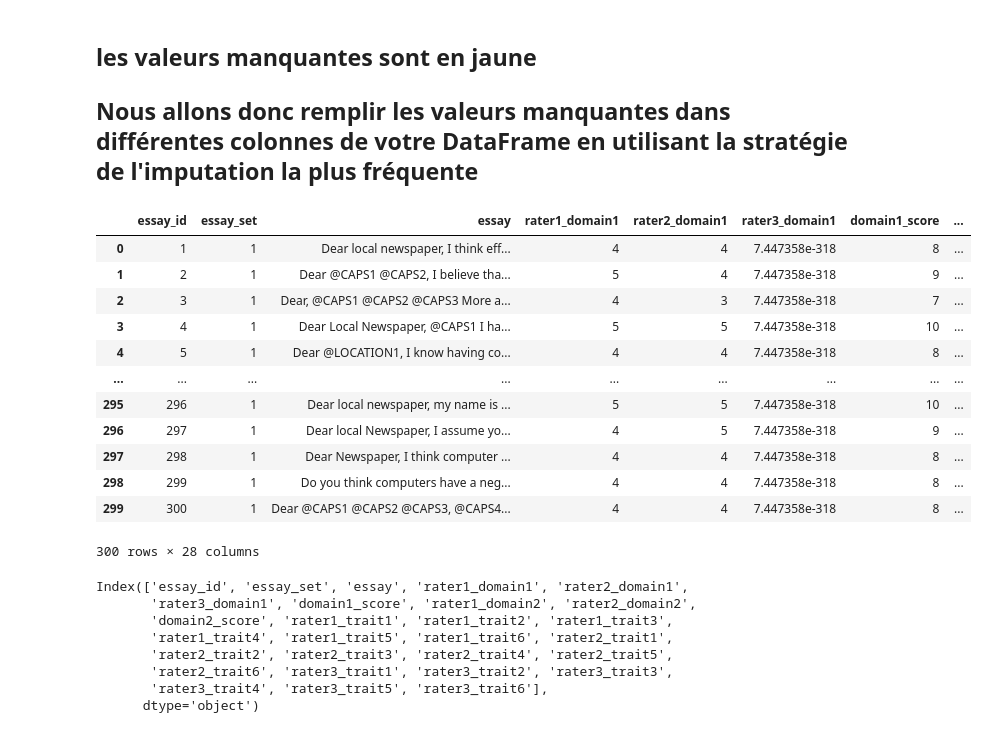
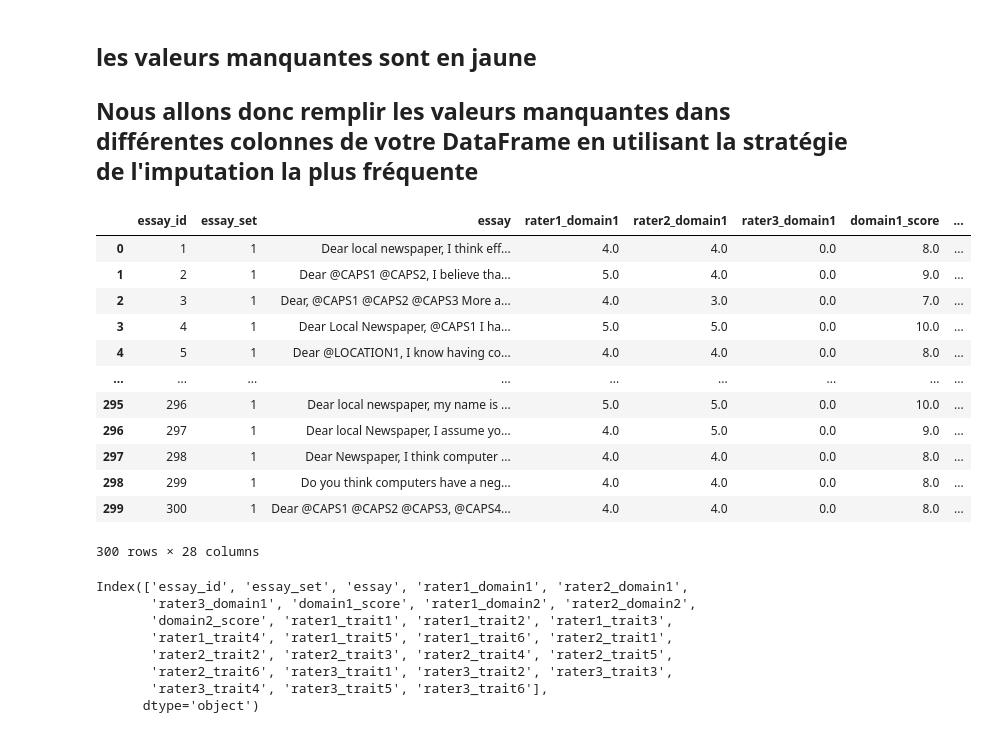
Before and after one commit to Henokagb/English-quality-prediction, a Jupyter notebook: Model_test.ipynb, the cells around one changed output. Saved outputs shown, nothing was run; the diff lists cells and outputs as text; code cells hidden in the pictures.

```diff
--- a/Model_test.ipynb
+++ b/Model_test.ipynb
@@ -125,50 +132,50 @@ plt.show()
 ## les valeurs manquantes sont en jaune
 ## Nous allons donc remplir les valeurs manquantes dans différentes colonnes de votre DataFrame en utilisant la stratégie de l'imputation la plus fréquente
 # %%
-from sklearn.impute import SimpleImputer
+#from sklearn.impute import SimpleImputer
 
 #imputer = SimpleImputer(strategy='most_frequent')
 #imputer.fit_transform(dfx['rater1_domain2'])
-imputer = SimpleImputer(strategy='most_frequent')
-dfx['rater1_domain2'] = imputer.fit_transform(dfx[['rater1_domain2']])
-dfx['rater1_domain1'] = imputer.fit_transform(dfx[['rater1_domain1']])
-dfx['rater2_domain1'] = imputer.fit_transform(dfx[['rater2_domain1']])
-dfx['rater3_domain1'] = imputer.fit_transform(dfx[['rater3_domain1']])
-dfx['rater2_domain2'] = imputer.fit_transform(dfx[['rater2_domain2']])
-dfx['domain2_score'] = imputer.fit_transform(dfx[['domain2_score']])
-dfx['domain1_score'] = imputer.fit_transform(dfx[['domain1_score']])
-dfx['rater1_trait1'] = imputer.fit_transform(dfx[['rater1_trait1']])
-dfx['rater1_trait2'] = imputer.fit_transform(dfx[['rater1_trait2']])
-dfx['rater1_trait3'] = imputer.fit_transform(dfx[['rater1_trait3']])
-dfx['rater1_trait4'] = imputer.fit_transform(dfx[['rater1_trait4']])
-dfx['rater1_trait5'] = imputer.fit_transform(dfx[['rater1_trait5']])
-dfx['rater1_trait6'] = imputer.fit_transform(dfx[['rater1_trait6']])
-dfx['rater2_trait1'] = imputer.fit_transform(dfx[['rater2_trait1']])
-dfx['rater2_trait2'] = imputer.fit_transform(dfx[['rater2_trait2']])
-dfx['rater2_trait3'] = imputer.fit_transform(dfx[['rater2_trait3']])
-dfx['rater2_trait4'] = imputer.fit_transform(dfx[['rater2_trait4']])
-dfx['rater2_trait5'] = imputer.fit_transform(dfx[['rater2_trait5']])
-dfx['rater2_trait6'] = imputer.fit_transform(dfx[['rater2_trait6']])
-dfx['rater3_trait1'] = imputer.fit_transform(dfx[['rater3_trait1']])
-dfx['rater3_trait2'] = imputer.fit_transform(dfx[['rater3_trait2']])
-dfx['rater3_trait3'] = imputer.fit_transform(dfx[['rater3_trait3']])
-dfx['rater3_trait4'] = imputer.fit_transform(dfx[['rater3_trait4']])
-dfx['rater3_trait5'] = imputer.fit_transform(dfx[['rater3_trait5']])
-dfx['rater3_trait6'] = imputer.fit_transform(dfx[['rater3_trait6']])
-dfx
+#imputer = SimpleImputer(strategy='most_frequent')
+#dfx['rater1_domain2'] = imputer.fit_transform(dfx[['rater1_domain2']])
+#dfx['rater1_domain1'] = imputer.fit_transform(dfx[['rater1_domain1']])
+#dfx['rater2_domain1'] = imputer.fit_transform(dfx[['rater2_domain1']])
+#dfx['rater3_domain1'] = imputer.fit_transform(dfx[['rater3_domain1']])
+#dfx['rater2_domain2'] = imputer.fit_transform(dfx[['rater2_domain2']])
+#dfx['domain2_score'] = imputer.fit_transform(dfx[['domain2_score']])
+#dfx['domain1_score'] = imputer.fit_transform(dfx[['domain1_score']])
+#dfx['rater1_trait1'] = imputer.fit_transform(dfx[['rater1_trait1']])
+#dfx['rater1_trait2'] = imputer.fit_transform(dfx[['rater1_trait2']])
+#dfx['rater1_trait3'] = imputer.fit_transform(dfx[['rater1_trait3']])
+#dfx['rater1_trait4'] = imputer.fit_transform(dfx[['rater1_trait4']])
+#dfx['rater1_trait5'] = imputer.fit_transform(dfx[['rater1_trait5']])
+#dfx['rater1_trait6'] = imputer.fit_transform(dfx[['rater1_trait6']])
+#dfx['rater2_trait1'] = imputer.fit_transform(dfx[['rater2_trait1']])
+#dfx['rater2_trait2'] = imputer.fit_transform(dfx[['rater2_trait2']])
+#dfx['rater2_trait3'] = imputer.fit_transform(dfx[['rater2_trait3']])
+#dfx['rater2_trait4'] = imputer.fit_transform(dfx[['rater2_trait4']])
+#dfx['rater2_trait5'] = imputer.fit_transform(dfx[['rater2_trait5']])
+#dfx['rater2_trait6'] = imputer.fit_transform(dfx[['rater2_trait6']])
+#dfx['rater3_trait1'] = imputer.fit_transform(dfx[['rater3_trait1']])
+#dfx['rater3_trait2'] = imputer.fit_transform(dfx[['rater3_trait2']])
+#dfx['rater3_trait3'] = imputer.fit_transform(dfx[['rater3_trait3']])
+#dfx['rater3_trait4'] = imputer.fit_transform(dfx[['rater3_trait4']])
+#dfx['rater3_trait5'] = imputer.fit_transform(dfx[['rater3_trait5']])
+#dfx['rater3_trait6'] = imputer.fit_transform(dfx[['rater3_trait6']])
+#dfx
 # %% [output]
 |  | essay_id | essay_set | essay | rater1_domain1 | rater2_domain1 | rater3_domain1 | domain1_score | ... |
-| 0 | 1 | 1 | Dear local newspaper, I think eff... | 4 | 4 | 7.447358e-318 | 8 | ... |
-| 1 | 2 | 1 | Dear @CAPS1 @CAPS2, I believe tha... | 5 | 4 | 7.447358e-318 | 9 | ... |
-| 2 | 3 | 1 | Dear, @CAPS1 @CAPS2 @CAPS3 More a... | 4 | 3 | 7.447358e-318 | 7 | ... |
-| 3 | 4 | 1 | Dear Local Newspaper, @CAPS1 I ha... | 5 | 5 | 7.447358e-318 | 10 | ... |
-| 4 | 5 | 1 | Dear @LOCATION1, I know having co... | 4 | 4 | 7.447358e-318 | 8 | ... |
+| 0 | 1 | 1 | Dear local newspaper, I think eff... | 4.0 | 4.0 | 0.0 | 8.0 | ... |
+| 1 | 2 | 1 | Dear @CAPS1 @CAPS2, I believe tha... | 5.0 | 4.0 | 0.0 | 9.0 | ... |
+| 2 | 3 | 1 | Dear, @CAPS1 @CAPS2 @CAPS3 More a... | 4.0 | 3.0 | 0.0 | 7.0 | ... |
+| 3 | 4 | 1 | Dear Local Newspaper, @CAPS1 I ha... | 5.0 | 5.0 | 0.0 | 10.0 | ... |
+| 4 | 5 | 1 | Dear @LOCATION1, I know having co... | 4.0 | 4.0 | 0.0 | 8.0 | ... |
 | ... | ... | ... | ... | ... | ... | ... | ... | ... |
-| 295 | 296 | 1 | Dear local newspaper, my name is ... | 5 | 5 | 7.447358e-318 | 10 | ... |
-| 296 | 297 | 1 | Dear local Newspaper, I assume yo... | 4 | 5 | 7.447358e-318 | 9 | ... |
-| 297 | 298 | 1 | Dear Newspaper, I think computer ... | 4 | 4 | 7.447358e-318 | 8 | ... |
-| 298 | 299 | 1 | Do you think computers have a neg... | 4 | 4 | 7.447358e-318 | 8 | ... |
-| 299 | 300 | 1 | Dear @CAPS1 @CAPS2 @CAPS3, @CAPS4... | 4 | 4 | 7.447358e-318 | 8 | ... |
+| 295 | 296 | 1 | Dear local newspaper, my name is ... | 5.0 | 5.0 | 0.0 | 10.0 | ... |
+| 296 | 297 | 1 | Dear local Newspaper, I assume yo... | 4.0 | 5.0 | 0.0 | 9.0 | ... |
+| 297 | 298 | 1 | Dear Newspaper, I think computer ... | 4.0 | 4.0 | 0.0 | 8.0 | ... |
+| 298 | 299 | 1 | Do you think computers have a neg... | 4.0 | 4.0 | 0.0 | 8.0 | ... |
+| 299 | 300 | 1 | Dear @CAPS1 @CAPS2 @CAPS3, @CAPS4... | 4.0 | 4.0 | 0.0 | 8.0 | ... |
 300 rows × 28 columns
 # %%
 dfx.columns
```
Also changed, not shown: parts of 49 cells of this notebook, 1 other file.
